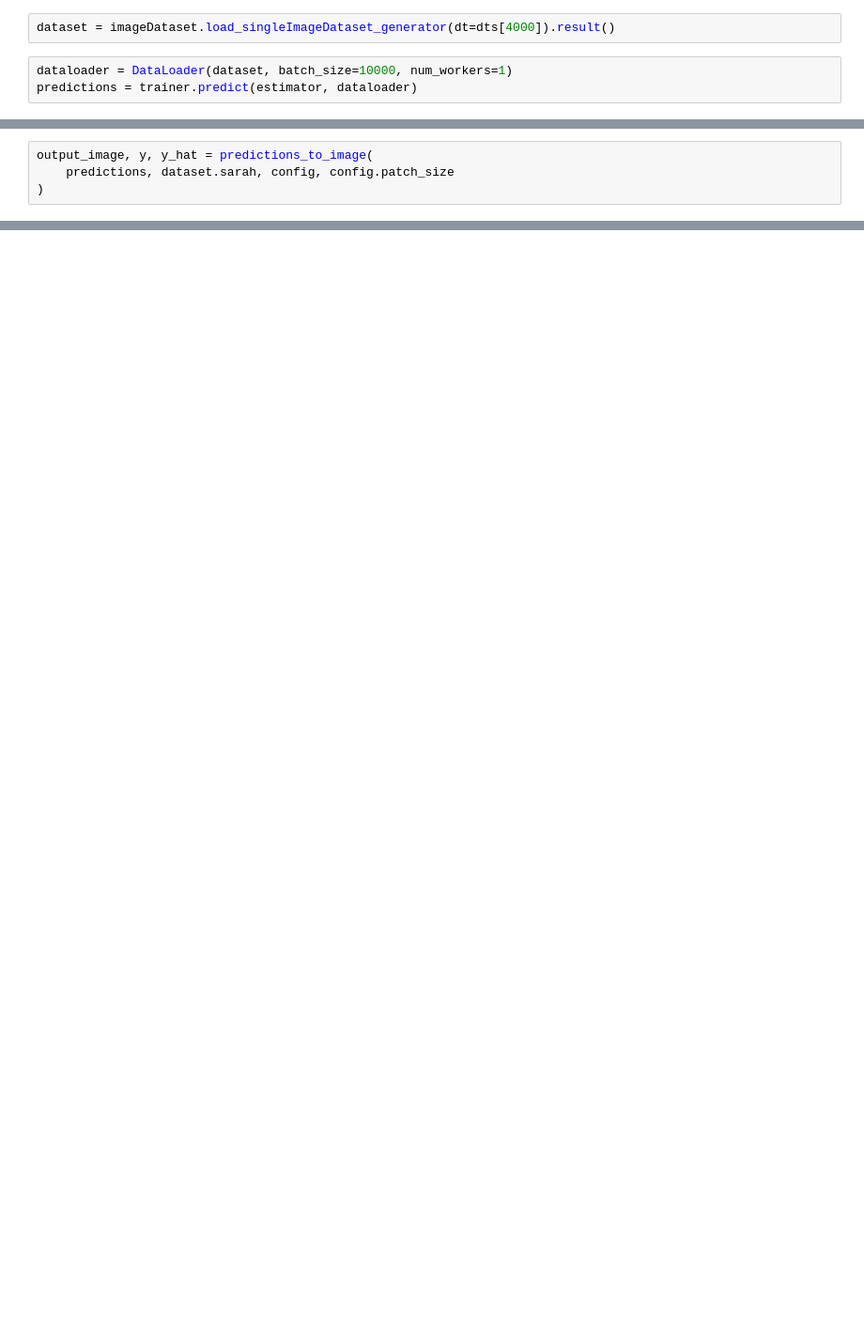
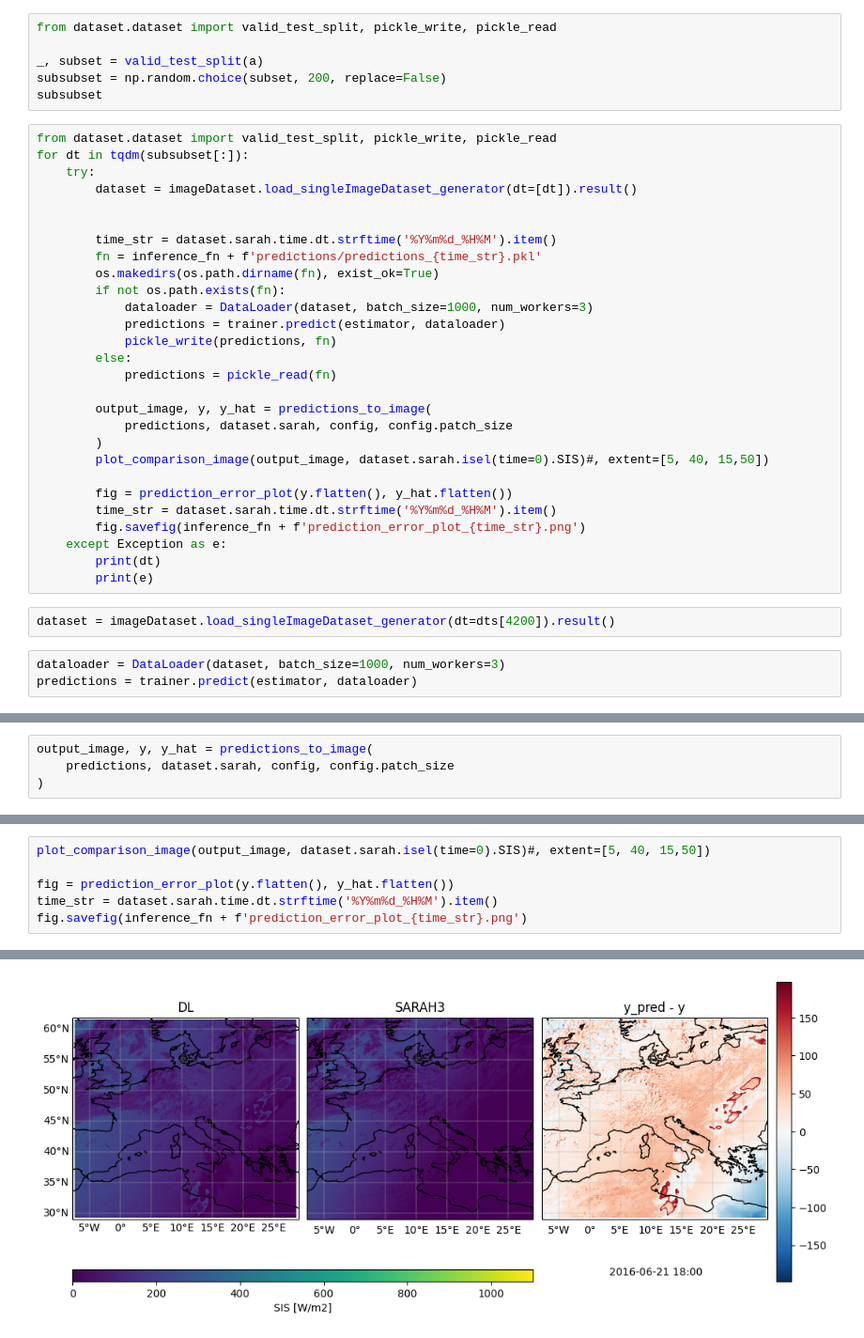
Before and after one commit to KRS-dev/irradiance_estimation, a Jupyter notebook: inference/inference.ipynb, the cells around one changed output, grey strips where cells are left out. Shown: that part at 94% size. Drawn from its saved outputs; the diff is of its cells as text; blank space fills up the shorter version.

```diff
--- a/inference/inference.ipynb
+++ b/inference/inference.ipynb
@@ -244,6 +324,40 @@ dts = imageDataset.images
+# %%
+from dataset.dataset import valid_test_split, pickle_write, pickle_read
+
+_, subset = valid_test_split(a)
+subsubset = np.random.choice(subset, 200, replace=False)
+subsubset
+# %%
+from dataset.dataset import valid_test_split, pickle_write, pickle_read
+for dt in tqdm(subsubset[:]):
+    try:
+        dataset = imageDataset.load_singleImageDataset_generator(dt=[dt]).result()
+
+
+        time_str = dataset.sarah.time.dt.strftime('%Y%m%d_%H%M').item()
+        fn = inference_fn + f'predictions/predictions_{time_str}.pkl'
+        os.makedirs(os.path.dirname(fn), exist_ok=True)
+        if not os.path.exists(fn):
+            dataloader = DataLoader(dataset, batch_size=1000, num_workers=3)
+            predictions = trainer.predict(estimator, dataloader)
+            pickle_write(predictions, fn)
+        else:
+            predictions = pickle_read(fn)
+
+        output_image, y, y_hat = predictions_to_image(
+            predictions, dataset.sarah, config, config.patch_size
+        )
+        plot_comparison_image(output_image, dataset.sarah.isel(time=0).SIS)#, extent=[5, 40, 15,50])
+
+        fig = prediction_error_plot(y.flatten(), y_hat.flatten())
+        time_str = dataset.sarah.time.dt.strftime('%Y%m%d_%H%M').item()
+        fig.savefig(inference_fn + f'prediction_error_plot_{time_str}.png')
+    except Exception as e:
+        print(dt)
+        print(e)
 # %%
-dataset = imageDataset.load_singleImageDataset_generator(dt=dts[4000]).result()
+dataset = imageDataset.load_singleImageDataset_generator(dt=dts[4200]).result()
 # %%
-dataloader = DataLoader(dataset, batch_size=10000, num_workers=1)
+dataloader = DataLoader(dataset, batch_size=1000, num_workers=3)
 predictions = trainer.predict(estimator, dataloader)
 # %% [output]
@@ -330,0 +370,7 @@ ValueError: A 3-dimensional array was passed to imshow(), but there is no dimens
+# %%
+plot_comparison_image(output_image, dataset.sarah.isel(time=0).SIS)#, extent=[5, 40, 15,50])
+
+fig = prediction_error_plot(y.flatten(), y_hat.flatten())
+time_str = dataset.sarah.time.dt.strftime('%Y%m%d_%H%M').item()
+fig.savefig(inference_fn + f'prediction_error_plot_{time_str}.png')
+# %% [output]
@@ -330,0 +378 @@ ValueError: A 3-dimensional array was passed to imshow(), but there is no dimens
+[figure, added]
```
Also changed, not shown: parts of 22 cells of this notebook, 14 other files.
